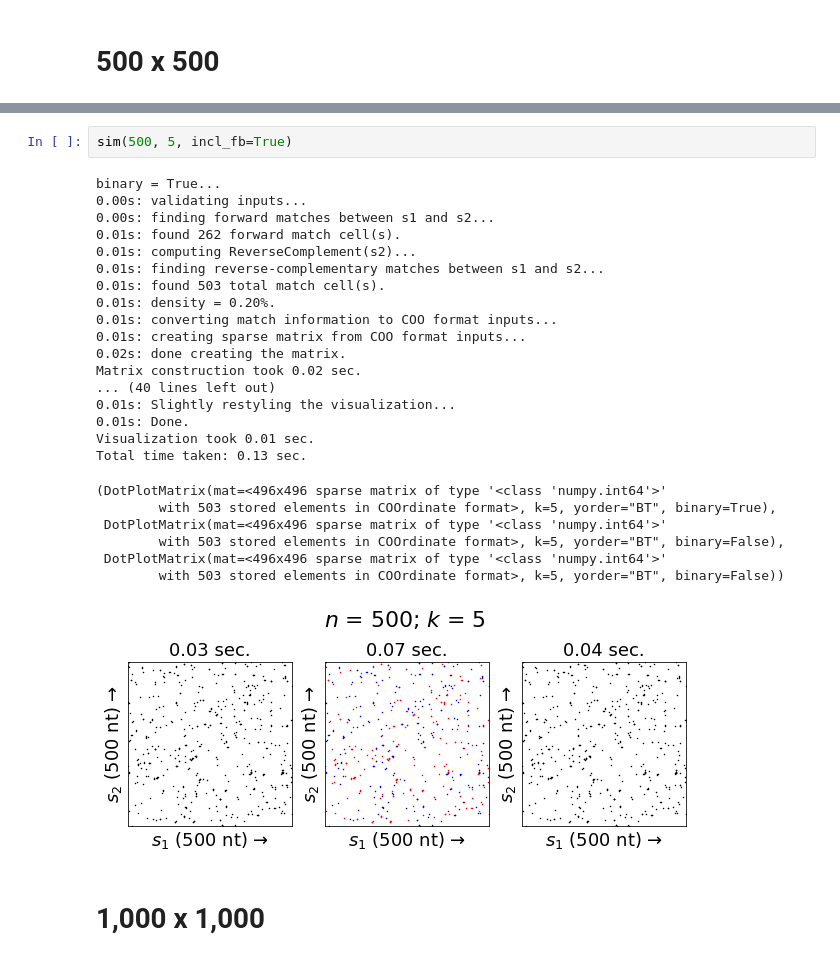
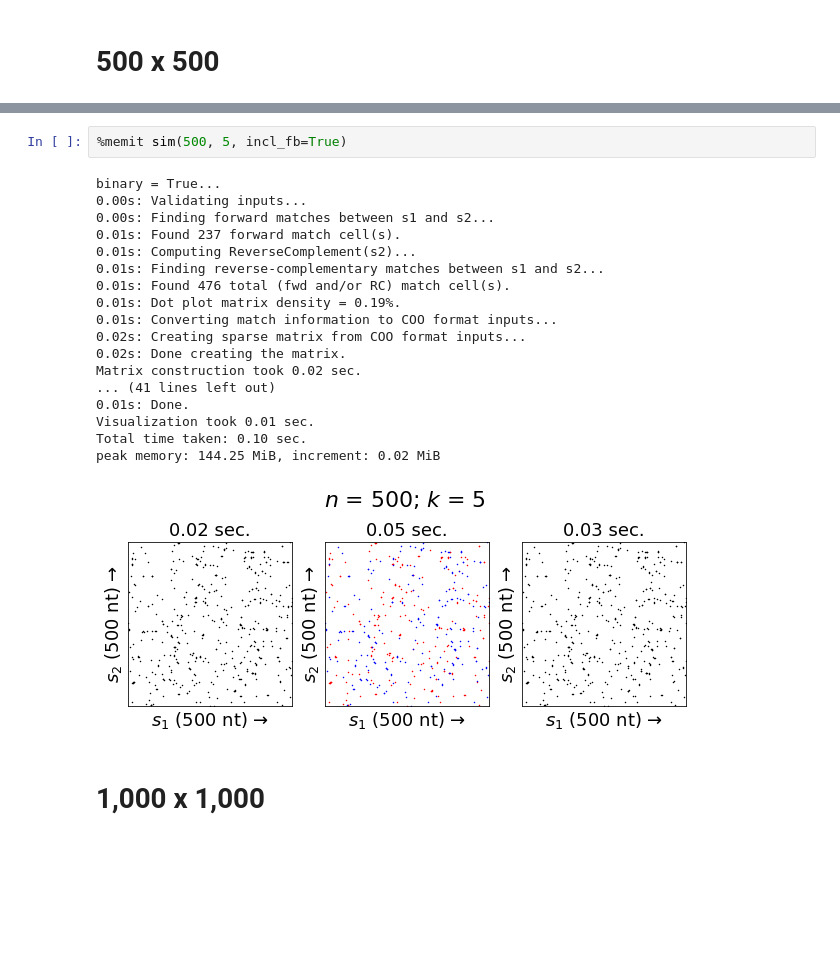
Before and after one commit to fedarko/wotplot, a Jupyter notebook: docs/Benchmarking.ipynb, the cells around one changed output, grey strips where cells are left out. Drawn from its saved outputs; the diff is of its cells as text; blank space fills up the shorter version.

```diff
--- a/docs/Benchmarking.ipynb
+++ b/docs/Benchmarking.ipynb
@@ -206,30 +184,24 @@ Total time taken: 0.44 sec.
 # %%
-sim(500, 5, incl_fb=True)
+%memit sim(500, 5, incl_fb=True)
 # %% [output]
 binary = True...
-0.00s: validating inputs...
-0.00s: finding forward matches between s1 and s2...
-0.01s: found 262 forward match cell(s).
-0.01s: computing ReverseComplement(s2)...
-0.01s: finding reverse-complementary matches between s1 and s2...
-0.01s: found 503 total match cell(s).
-0.01s: density = 0.20%.
-0.01s: converting match information to COO format inputs...
-0.01s: creating sparse matrix from COO format inputs...
-0.02s: done creating the matrix.
+0.00s: Validating inputs...
+0.00s: Finding forward matches between s1 and s2...
+0.01s: Found 237 forward match cell(s).
+0.01s: Computing ReverseComplement(s2)...
+0.01s: Finding reverse-complementary matches between s1 and s2...
+0.01s: Found 476 total (fwd and/or RC) match cell(s).
+0.01s: Dot plot matrix density = 0.19%.
+0.01s: Converting match information to COO format inputs...
+0.02s: Creating sparse matrix from COO format inputs...
+0.02s: Done creating the matrix.
 Matrix construction took 0.02 sec.
-... (40 lines left out)
-0.01s: Slightly restyling the visualization...
+... (41 lines left out)
 0.01s: Done.
 Visualization took 0.01 sec.
-Total time taken: 0.13 sec.
+Total time taken: 0.10 sec.
+peak memory: 144.25 MiB, increment: 0.02 MiB
-(DotPlotMatrix(mat=<496x496 sparse matrix of type '<class 'numpy.int64'>'
-        with 503 stored elements in COOrdinate format>, k=5, yorder="BT", binary=True),
- DotPlotMatrix(mat=<496x496 sparse matrix of type '<class 'numpy.int64'>'
-        with 503 stored elements in COOrdinate format>, k=5, yorder="BT", binary=False),
- DotPlotMatrix(mat=<496x496 sparse matrix of type '<class 'numpy.int64'>'
-        with 503 stored elements in COOrdinate format>, k=5, yorder="BT", binary=False))
-[figure, old version]
+[figure, new version]
 # %% [markdown]
 # 1,000 x 1,000
 # %%
```
Also changed, not shown: parts of 27 cells of this notebook.
